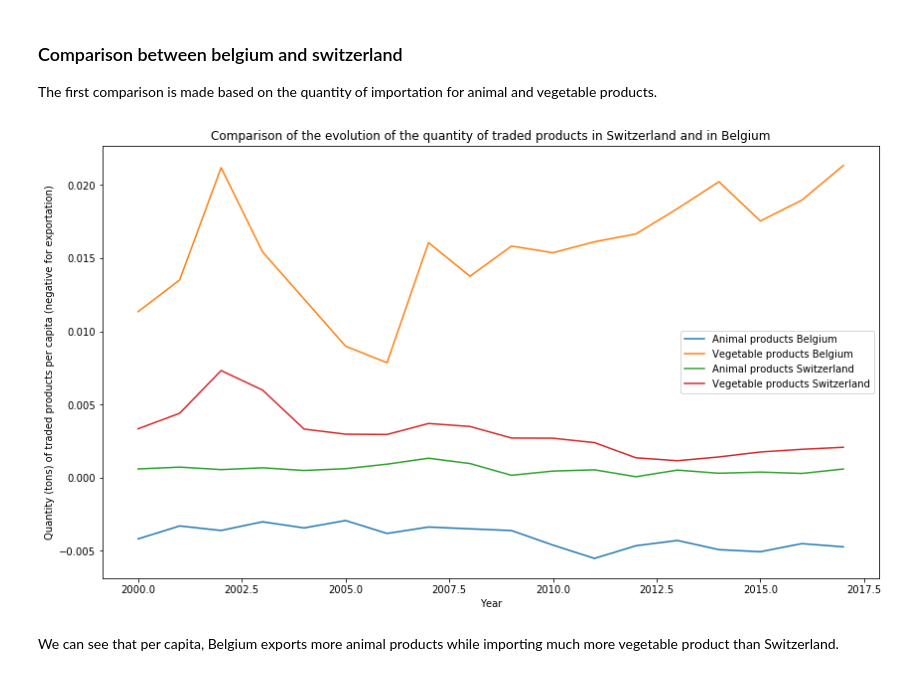
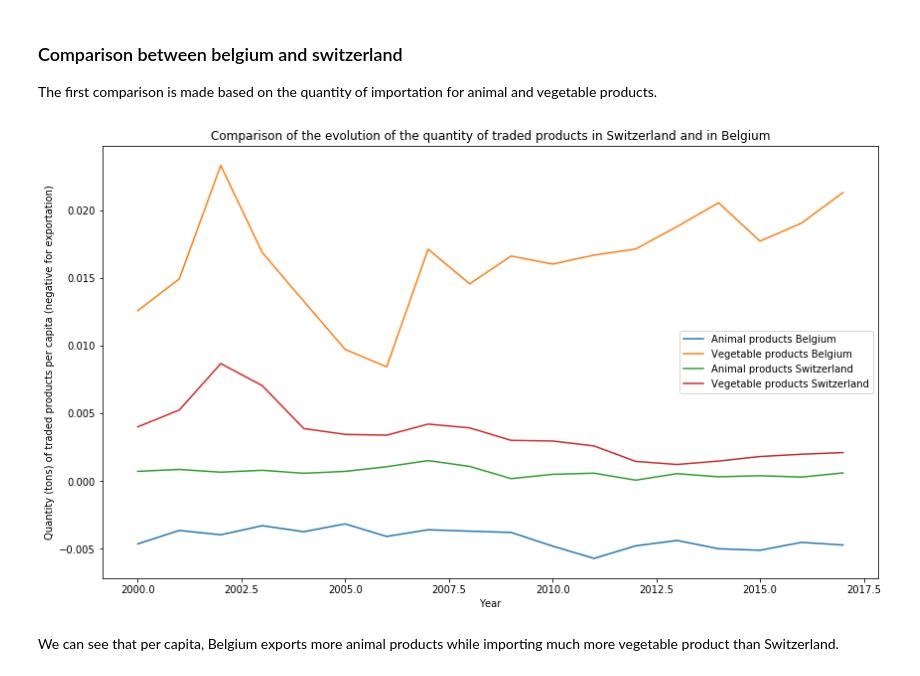
Before and after one commit to Lambo97/ADAProject, a Jupyter notebook: src/Final.ipynb, the cells around one changed output. Cells and saved outputs as stored; diff of their text form; code cells hidden in the pictures.

```diff
--- a/src/Final.ipynb
+++ b/src/Final.ipynb
@@ -677,0 +667,4 @@ belgium_animal_trade = belgium_animal_trade.drop(columns='Item')
+# %%
+animal_item = pd.read_csv(DATA_PATH+'anim_item_trade.csv')
+animal_item = animal_item.rename(columns={'Unnamed: 0': 'Item'})
+animal_item.head()
@@ -677,0 +678,6 @@ belgium_animal_trade = belgium_animal_trade.drop(columns='Item')
+# %%
+belgium_animal_trade = pd.merge(belgium_trade_df, animal_item, left_on='Item', right_on='Item')
+belgium_animal_trade['Corrected Value'] = belgium_animal_trade.Value * belgium_animal_trade.Factor
+belgium_animal_trade = belgium_animal_trade.drop(columns=['Item', 'Value', 'Factor'])
+belgium_animal_trade = belgium_animal_trade.rename(columns={'Corrected Value': 'Value'})
+belgium_animal_trade.head()
@@ -723,5 +733,0 @@ For some countries we do not have information about all years. We will just fill
-# %%
-new_data = pd.DataFrame()
-for col in belgium_animal_trade.columns:
-    new_data[col] = belgium_animal_trade[col].unstack().fillna(value=0).stack()
-belgium_animal_trade = new_data
@@ -738,12 +734,16 @@ belgium_animal_trade.head()
 # %% [markdown]
 We will do the same with the vegetable products
 # %%
-vegetable_item = np.loadtxt(DATA_PATH+'veg_items_trade.txt', delimiter = '  ', dtype='str')
+vegetable_item = pd.read_csv(DATA_PATH+'veg_items_trade.csv')
+vegetable_item = vegetable_item.rename(columns={'Unnamed: 0': 'Item'})
 
-def clean_trade_data(country_trade, item_list):
+
+def clean_trade_data(country_trade, item_df):
     # Keep animal or vegetable items
-    trade = country_trade[country_trade.Item.isin(item_list)]
-    trade = trade.drop(columns='Item')
+    trade = pd.merge(country_trade, item_df, left_on='Item', right_on='Item')
+    trade['Corrected Value'] = trade.Value * trade.Factor
+    trade = trade.drop(columns=['Item', 'Value', 'Factor'])
+    trade = trade.rename(columns={'Corrected Value': 'Value'})
     trade = trade[trade.Element.isin(['Export Quantity', 'Import Quantity'])]
     # Keep data from 2000 and after
     trade = trade[trade.Year >= 2000]
@@ -833,30 +833,27 @@ The first comparison is made based on the quantity of importation for animal and
 # %%
 total_animal_product_belgium = []
 total_vegetable_product_belgium = []
 total_animal_product_switzerland = []
 total_vegetable_product_switzerland = []
 
-people_swiss = 8556000
-people_belgium = 11400000
-
 for year in range(2000, 2018):
-    total_animal_product_belgium.append(belgium_animal_trade.xs(year, level=1)['Net Quantity'].sum()/people_belgium)
-    total_vegetable_product_belgium.append(belgium_vegetable_trade.xs(year, level=1)['Net Quantity'].sum()/people_belgium)
-    total_animal_product_switzerland.append(swiss_animal_trade.xs(year, level=1)['Net Quantity'].sum()/people_swiss)
-    total_vegetable_product_switzerland.append(swiss_vegetable_trade.xs(year, level=1)['Net Quantity'].sum()/people_swiss)
+    total_animal_product_belgium.append(belgium_animal_trade.xs(year, level=1)['Net Quantity'].sum()/population.loc['Belgium', year] )
+    total_vegetable_product_belgium.append(belgium_vegetable_trade.xs(year, level=1)['Net Quantity'].sum()/population.loc['Belgium', year])
+    total_animal_product_switzerland.append(swiss_animal_trade.xs(year, level=1)['Net Quantity'].sum()/population.loc['Switzerland', year])
+    total_vegetable_product_switzerland.append(swiss_vegetable_trade.xs(year, level=1)['Net Quantity'].sum()/population.loc['Switzerland', year])
 
 plt.figure(figsize=(14,8))
 plt.plot(range(2000,2018), total_animal_product_belgium, label='Animal products Belgium')
 plt.plot(range(2000,2018), total_vegetable_product_belgium, label='Vegetable products Belgium')
 plt.plot(range(2000,2018), total_animal_product_switzerland, label='Animal products Switzerland')
 plt.plot(range(2000,2018), total_vegetable_product_switzerland, label='Vegetable products Switzerland')
 plt.title("Comparison of the evolution of the quantity of traded products in Switzerland and in Belgium")
 plt.ylabel("Quantity (tons) of traded products per capita (negative for exportation)")
 plt.xlabel("Year")
 plt.legend()
 plt.show()
 # %% [output]
-[figure, old version]
+[figure, new version]
 # %% [markdown]
 We can see that per capita, Belgium exports more animal products while importing much more vegetable product than Switzerland.
 # %% [markdown]
```
Also changed, not shown: parts of 20 cells of this notebook, 5 other files.
